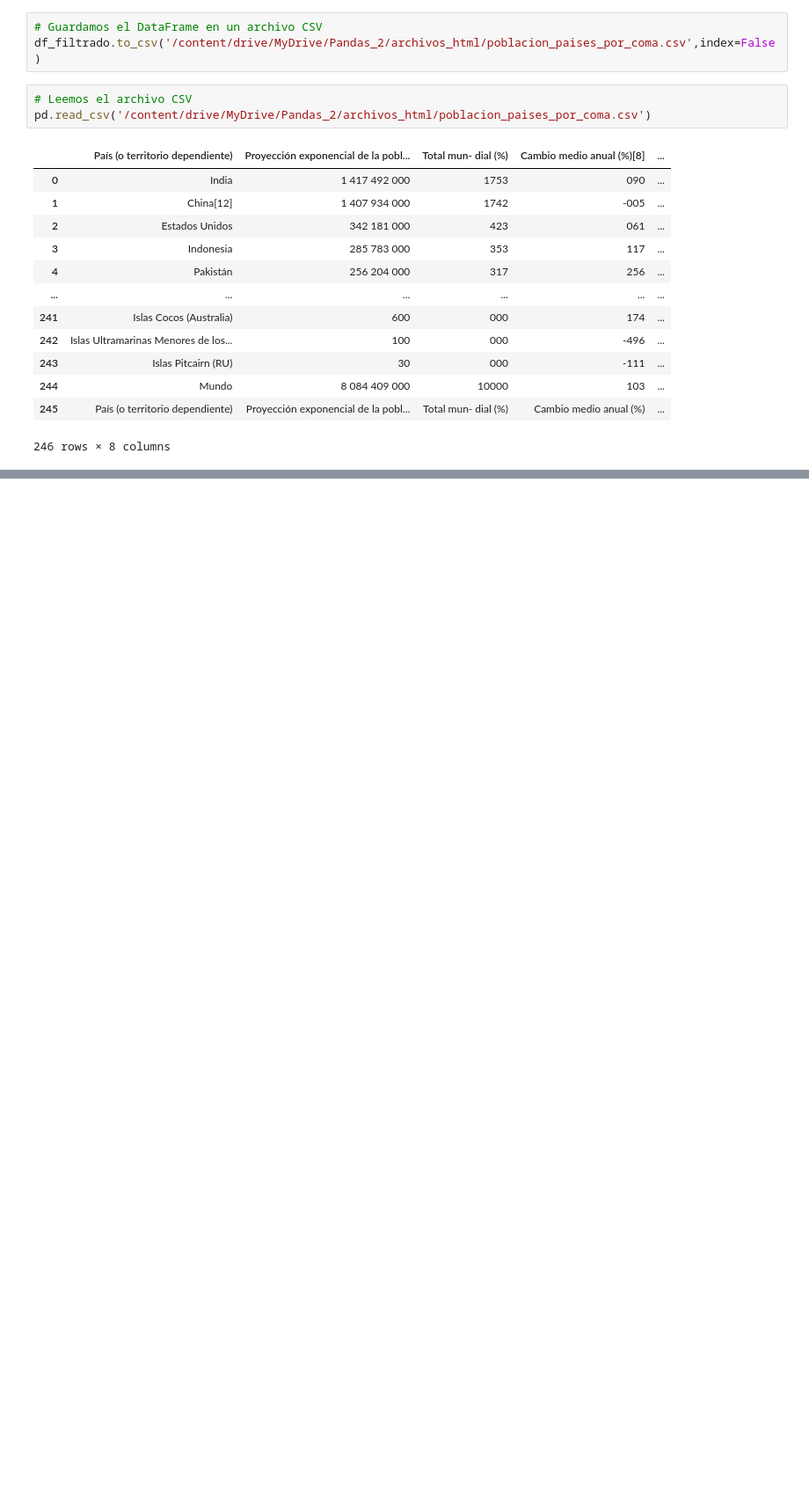
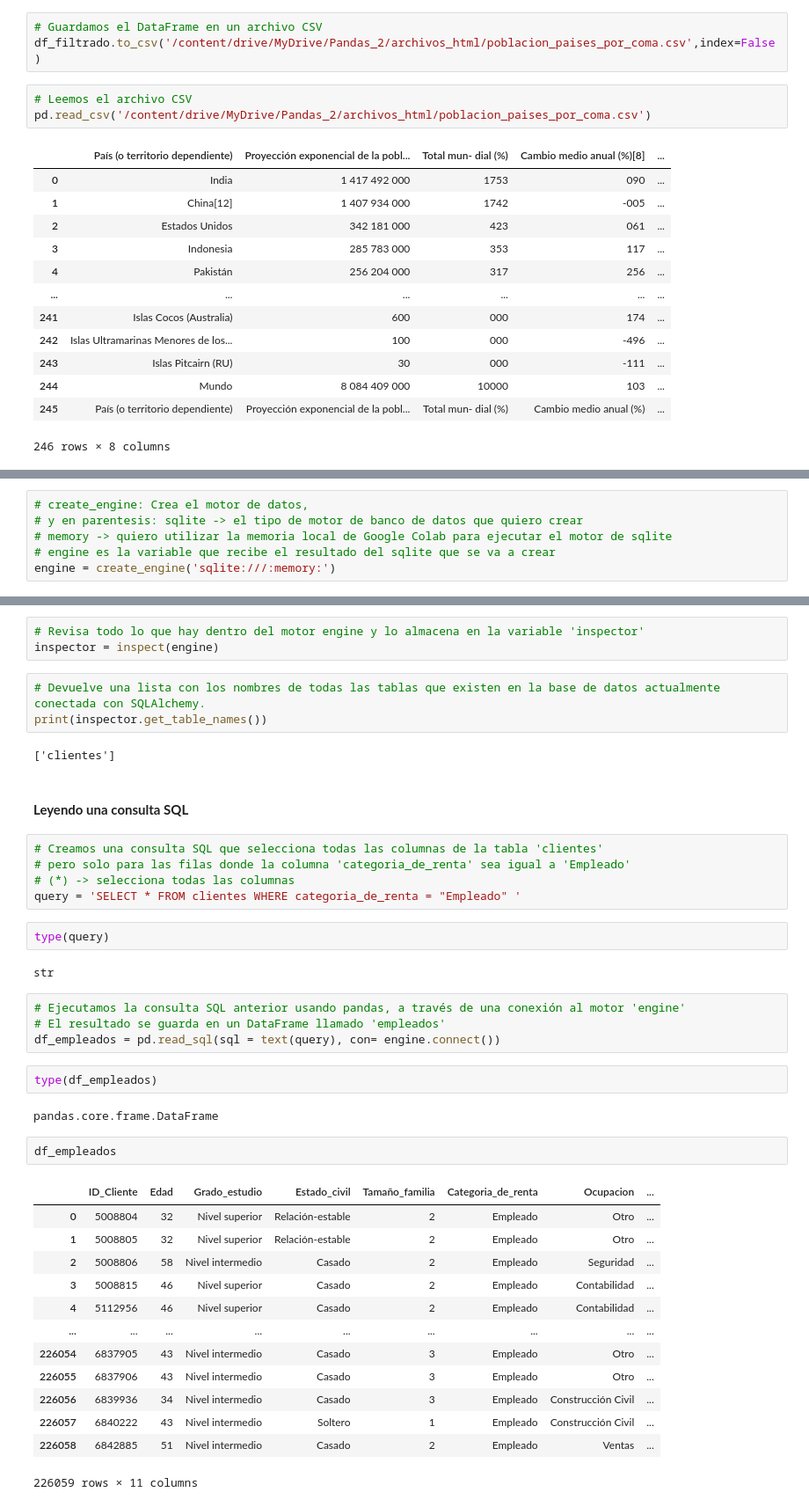
Before and after one commit to DanielRaiicHu/Pandas_Input_Output, a Jupyter notebook: Pandas_Input_Output.ipynb, the cells around one changed output, grey strips where cells are left out. Shown at 88% size. Drawn from its saved outputs; the diff is of its cells as text; blank space fills up the shorter version.

```diff
--- a/Pandas_Input_Output.ipynb
+++ b/Pandas_Input_Output.ipynb
@@ -920,0 +944,6 @@ pd.read_csv('/content/drive/MyDrive/Pandas_2/archivos_html/poblacion_paises_por_
+# %%
+# create_engine: Crea el motor de datos,
+# y en parentesis: sqlite -> el tipo de motor de banco de datos que quiero crear
+# memory -> quiero utilizar la memoria local de Google Colab para ejecutar el motor de sqlite
+# engine es la variable que recibe el resultado del sqlite que se va a crear
+engine = create_engine('sqlite:///:memory:')
@@ -920,0 +975,43 @@ pd.read_csv('/content/drive/MyDrive/Pandas_2/archivos_html/poblacion_paises_por_
+# %%
+# Revisa todo lo que hay dentro del motor engine y lo almacena en la variable 'inspector'
+inspector = inspect(engine)
+# %%
+# Devuelve una lista con los nombres de todas las tablas que existen en la base de datos actualmente conectada con SQLAlchemy.
+print(inspector.get_table_names())
+# %% [output]
+['clientes']
+# %% [markdown]
+#### **Leyendo una consulta SQL**
+# %%
+# Creamos una consulta SQL que selecciona todas las columnas de la tabla 'clientes'
+# pero solo para las filas donde la columna 'categoria_de_renta' sea igual a 'Empleado'
+# (*) -> selecciona todas las columnas
+query = 'SELECT * FROM clientes WHERE categoria_de_renta = "Empleado" '
+# %%
+type(query)
+# %% [output]
+str
+# %%
+# Ejecutamos la consulta SQL anterior usando pandas, a través de una conexión al motor 'engine'
+# El resultado se guarda en un DataFrame llamado 'empleados'
+df_empleados = pd.read_sql(sql = text(query), con= engine.connect())
+# %%
+type(df_empleados)
+# %% [output]
+pandas.core.frame.DataFrame
+# %%
+df_empleados
+# %% [output]
+|  | ID_Cliente | Edad | Grado_estudio | Estado_civil | Tamaño_familia | Categoria_de_renta | Ocupacion | ... |
+| 0 | 5008804 | 32 | Nivel superior | Relación-estable | 2 | Empleado | Otro | ... |
+| 1 | 5008805 | 32 | Nivel superior | Relación-estable | 2 | Empleado | Otro | ... |
+| 2 | 5008806 | 58 | Nivel intermedio | Casado | 2 | Empleado | Seguridad | ... |
+| 3 | 5008815 | 46 | Nivel superior | Casado | 2 | Empleado | Contabilidad | ... |
+| 4 | 5112956 | 46 | Nivel superior | Casado | 2 | Empleado | Contabilidad | ... |
+| ... | ... | ... | ... | ... | ... | ... | ... | ... |
+| 226054 | 6837905 | 43 | Nivel intermedio | Casado | 3 | Empleado | Otro | ... |
+| 226055 | 6837906 | 43 | Nivel intermedio | Casado | 3 | Empleado | Otro | ... |
+| 226056 | 6839936 | 34 | Nivel intermedio | Casado | 3 | Empleado | Construcción Civil | ... |
+| 226057 | 6840222 | 43 | Nivel intermedio | Soltero | 1 | Empleado | Construcción Civil | ... |
+| 226058 | 6842885 | 51 | Nivel intermedio | Casado | 2 | Empleado | Ventas | ... |
+226059 rows × 11 columns
```
Also changed, not shown: parts of 31 cells of this notebook.
